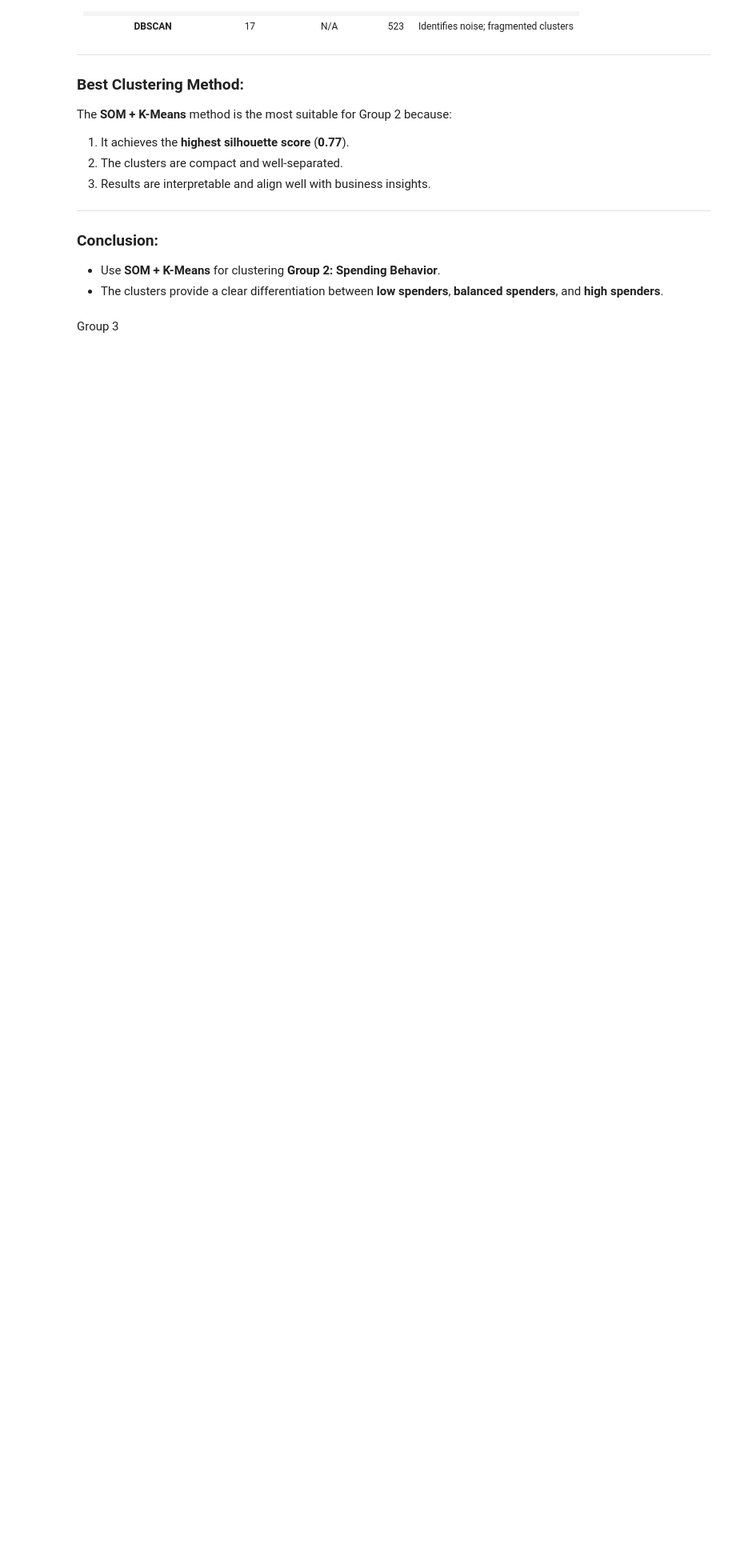
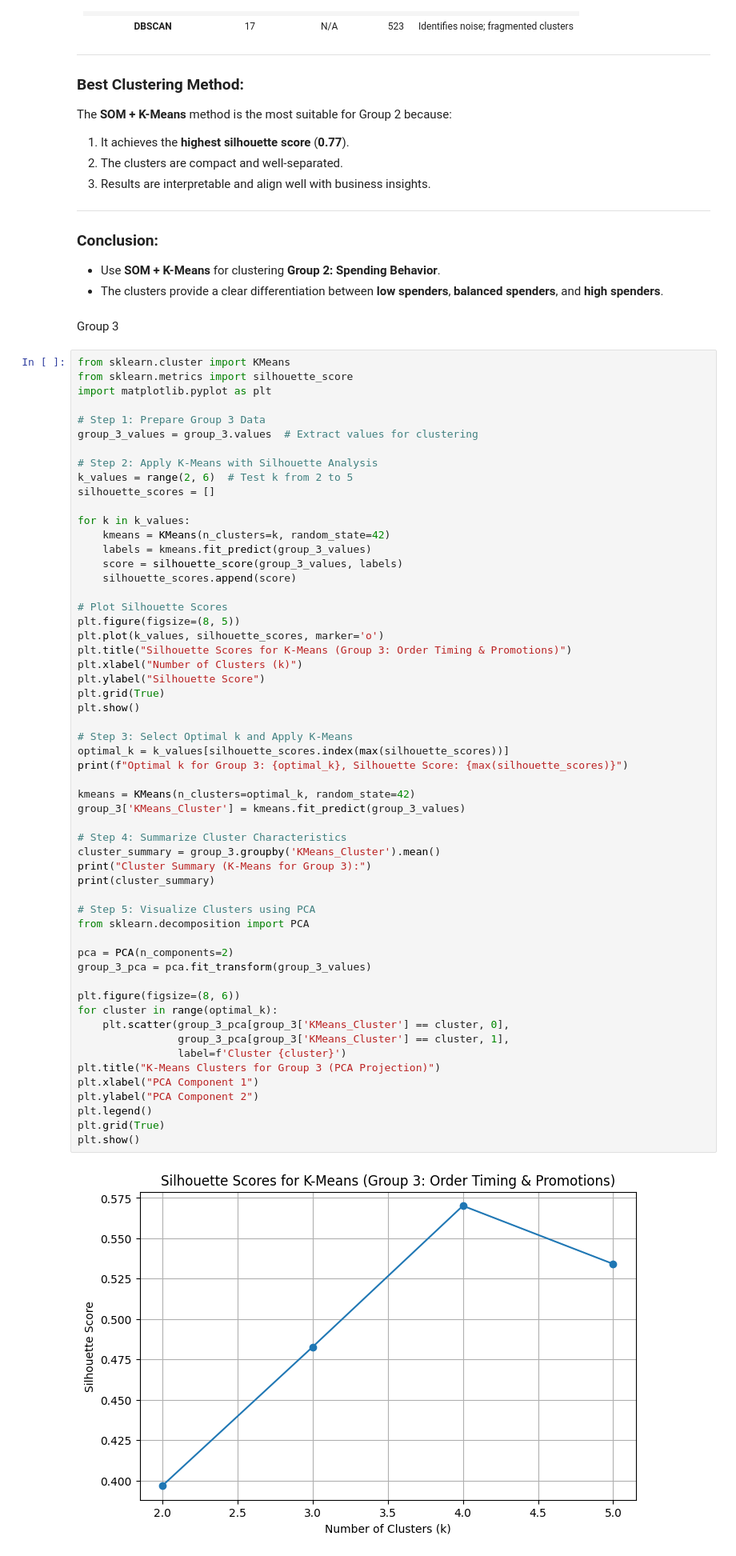
Before and after one commit to gugaaa1904/Data_Mining, a Jupyter notebook: Group 51 Clustering.ipynb, the cells around one changed output. Shown at 80% size. Cells and saved outputs as stored; diff of their text form; blank space fills up the shorter version.

Commit message:
Clustering all groups done

```diff
--- a/Group 51 Clustering.ipynb
+++ b/Group 51 Clustering.ipynb
@@ -1690,3 +1704,61 @@ The **SOM + K-Means** method is the most suitable for Group 2 because:
 - The clusters provide a clear differentiation between **low spenders**, **balanced spenders**, and **high spenders**.
 # %% [markdown]
 Group 3
+# %%
+from sklearn.cluster import KMeans
+from sklearn.metrics import silhouette_score
+import matplotlib.pyplot as plt
+
+# Step 1: Prepare Group 3 Data
+group_3_values = group_3.values  # Extract values for clustering
+
+# Step 2: Apply K-Means with Silhouette Analysis
+k_values = range(2, 6)  # Test k from 2 to 5
+silhouette_scores = []
+
+for k in k_values:
+    kmeans = KMeans(n_clusters=k, random_state=42)
+    labels = kmeans.fit_predict(group_3_values)
+    score = silhouette_score(group_3_values, labels)
+    silhouette_scores.append(score)
+
+# Plot Silhouette Scores
+plt.figure(figsize=(8, 5))
+plt.plot(k_values, silhouette_scores, marker='o')
+plt.title("Silhouette Scores for K-Means (Group 3: Order Timing & Promotions)")
+plt.xlabel("Number of Clusters (k)")
+plt.ylabel("Silhouette Score")
+plt.grid(True)
+plt.show()
+
+# Step 3: Select Optimal k and Apply K-Means
+optimal_k = k_values[silhouette_scores.index(max(silhouette_scores))]
+print(f"Optimal k for Group 3: {optimal_k}, Silhouette Score: {max(silhouette_scores)}")
+
+kmeans = KMeans(n_clusters=optimal_k, random_state=42)
+group_3['KMeans_Cluster'] = kmeans.fit_predict(group_3_values)
+
+# Step 4: Summarize Cluster Characteristics
+cluster_summary = group_3.groupby('KMeans_Cluster').mean()
+print("Cluster Summary (K-Means for Group 3):")
+print(cluster_summary)
+
+# Step 5: Visualize Clusters using PCA
+from sklearn.decomposition import PCA
+
+pca = PCA(n_components=2)
+group_3_pca = pca.fit_transform(group_3_values)
+
+plt.figure(figsize=(8, 6))
+for cluster in range(optimal_k):
+    plt.scatter(group_3_pca[group_3['KMeans_Cluster'] == cluster, 0],
+                group_3_pca[group_3['KMeans_Cluster'] == cluster, 1],
+                label=f'Cluster {cluster}')
+plt.title("K-Means Clusters for Group 3 (PCA Projection)")
+plt.xlabel("PCA Component 1")
+plt.ylabel("PCA Component 2")
+plt.legend()
+plt.grid(True)
+plt.show()
+# %% [output]
+[figure, added]
```
Also changed, not shown: parts of 35 cells of this notebook.
